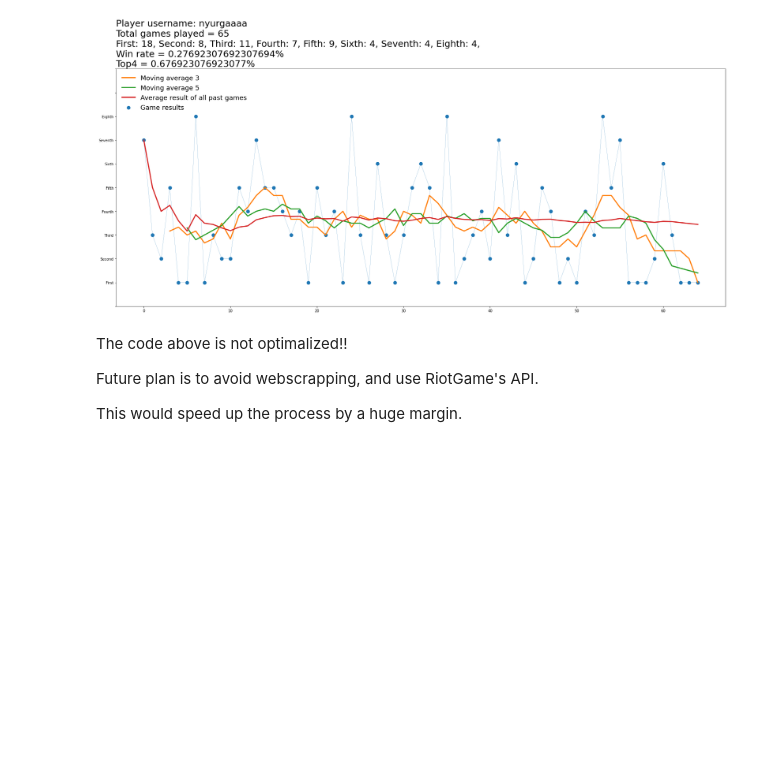
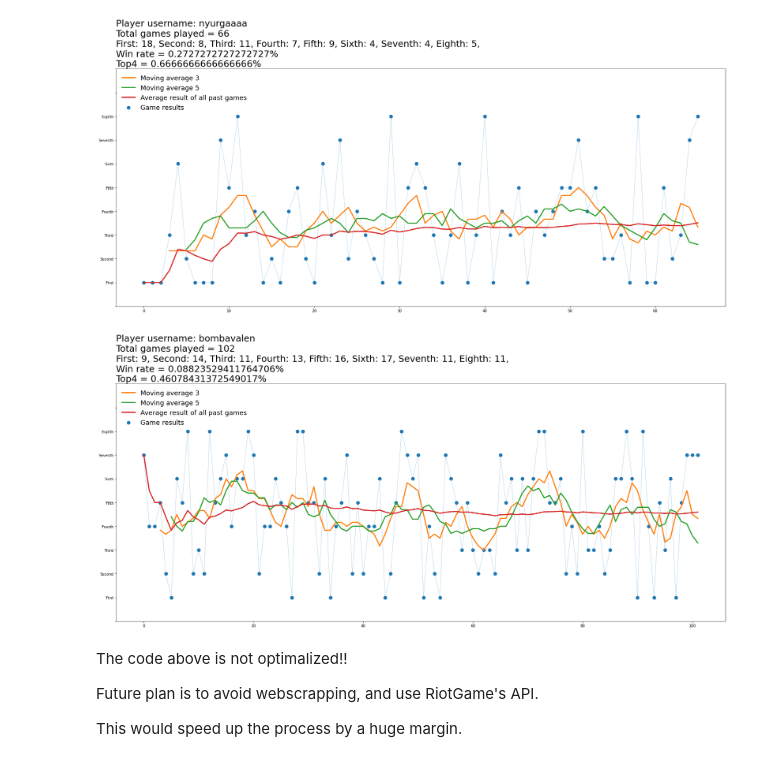
Before and after one commit to robisz1911/Analysis-of-TFT-game-results, a Jupyter notebook: visualization_for_TFT_game_results.ipynb, the cells around one changed output. Saved outputs shown, nothing was run; the diff lists cells and outputs as text; code cells hidden in the pictures; blank space fills up the shorter version.

```diff
--- a/visualization_for_TFT_game_results.ipynb
+++ b/visualization_for_TFT_game_results.ipynb
@@ -101,9 +100,11 @@ def run_analysis(name):
 # %%
-name = 'nyurgaaaa' # try it with any valid username
-
-run_analysis(name)
+name_1 = 'nyurgaaaa' # try it with any valid username
+name_2 ='bombavalen'
+run_analysis(name_1)
+run_analysis(name_2)
 # %% [output]
-[figure, old version]
+[figure, new version]
+[figure, added]
 # %% [markdown]
 The code above is not optimalized!!
 
```
Also changed, not shown: parts of 1 cell of this notebook.
